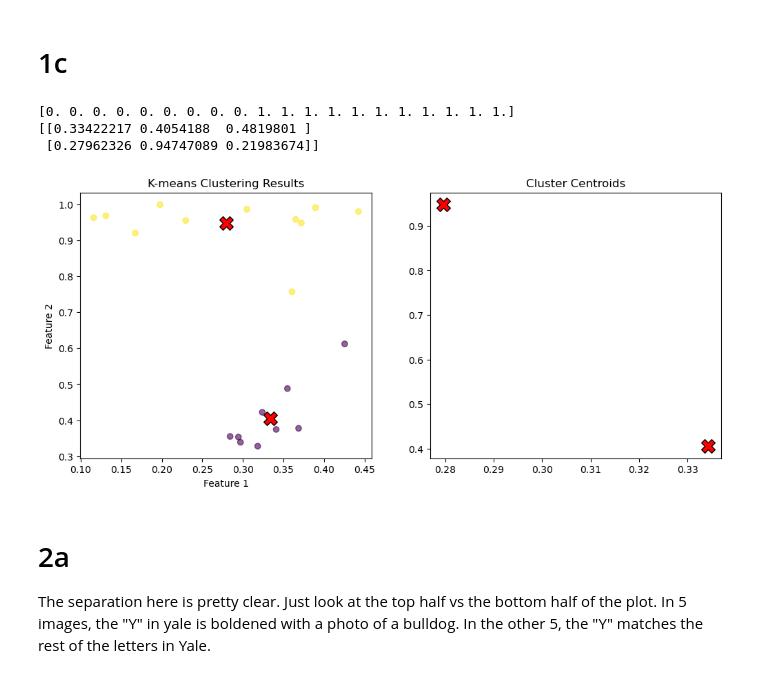
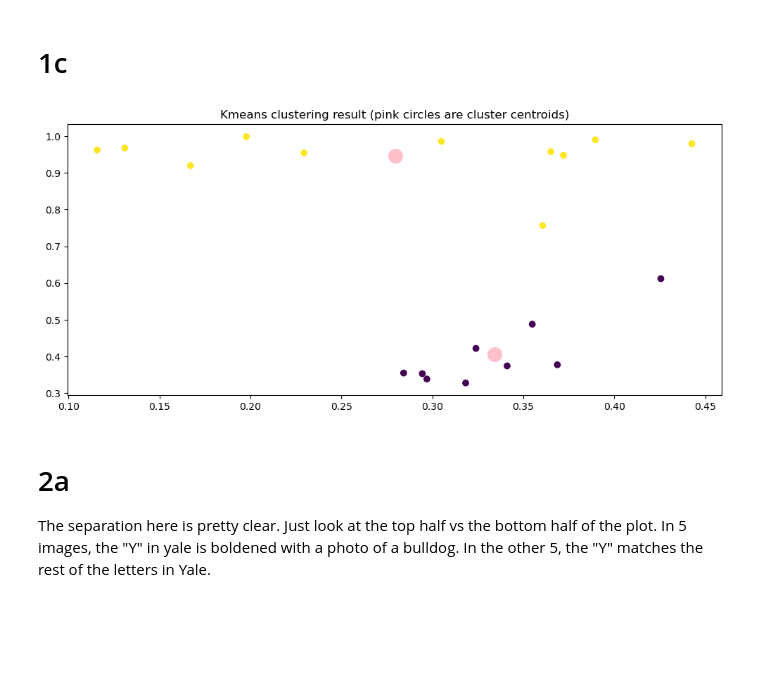
Before and after one commit to BraedenCu/CPSC4750, a Jupyter notebook: assignment_four/homework_4.ipynb, the cells around one changed output. Cells and saved outputs as stored; diff of their text form; code cells hidden in the pictures; blank space fills up the shorter version.

```diff
--- a/assignment_four/homework_4.ipynb
+++ b/assignment_four/homework_4.ipynb
@@ -110,27 +112,18 @@ def recomputeCentroids(X,clusters,k):
 # %%
 from scipy.io import loadmat
 import matplotlib.pyplot as plt
 
-data = loadmat("tinypics.mat", squeeze_me=True)
-x = data["data"]
-clusters,centroids = kmeans(x, k=2)
+x = loadmat("tinypics.mat")["data"]
+clusters, centroids = kmeans(x, k=2)
 
 plt.figure(figsize=(12, 5))
-plt.subplot(1, 2, 1)
-plt.scatter(x[:, 0], x[:, 1], c=clusters, cmap='viridis', alpha=0.6)
-plt.scatter(centroids[:, 0], centroids[:, 1], c='red', marker='X', s=200, edgecolors='black')
-plt.title('K-means Clustering Results')
-plt.xlabel('Feature 1')
-plt.ylabel('Feature 2')
-plt.subplot(1, 2, 2)
-plt.scatter(centroids[:, 0], centroids[:, 1], c='red', marker='X', s=200, edgecolors='black')
-plt.title('Cluster Centroids')
+plt.subplot(1, 1, 1)
+plt.scatter(x[:, 0], x[:, 1], c=clusters)
+plt.scatter(centroids[:, 0], centroids[:, 1], c="pink", s=200)
+plt.title("Kmeans clustering result (pink circles are cluster centroids)")
 plt.show()
 # %% [output]
-[0. 0. 0. 0. 0. 0. 0. 0. 0. 1. 1. 1. 1. 1. 1. 1. 1. 1. 1. 1.]
-[[0.33422217 0.4054188  0.4819801 ]
- [0.27962326 0.94747089 0.21983674]]
-[figure, old version]
+[figure, new version]
 # %% [markdown]
 # 2a
 
```
Also changed, not shown: parts of 26 cells of this notebook, 2 other files.
